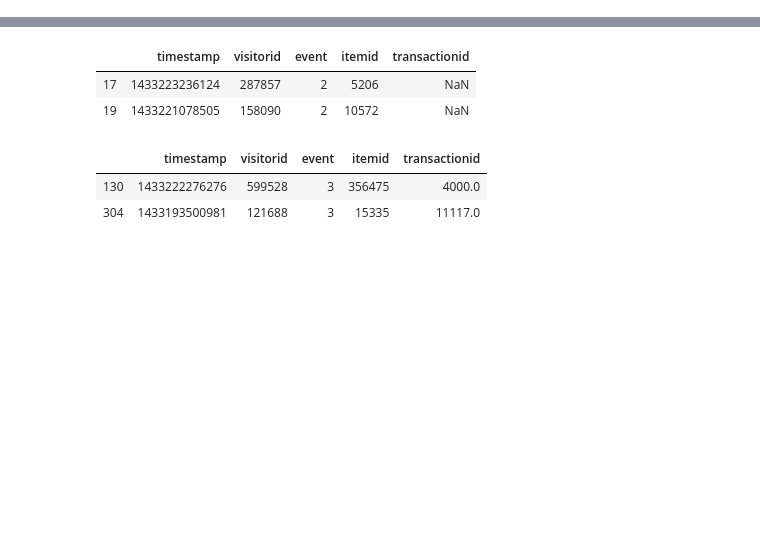
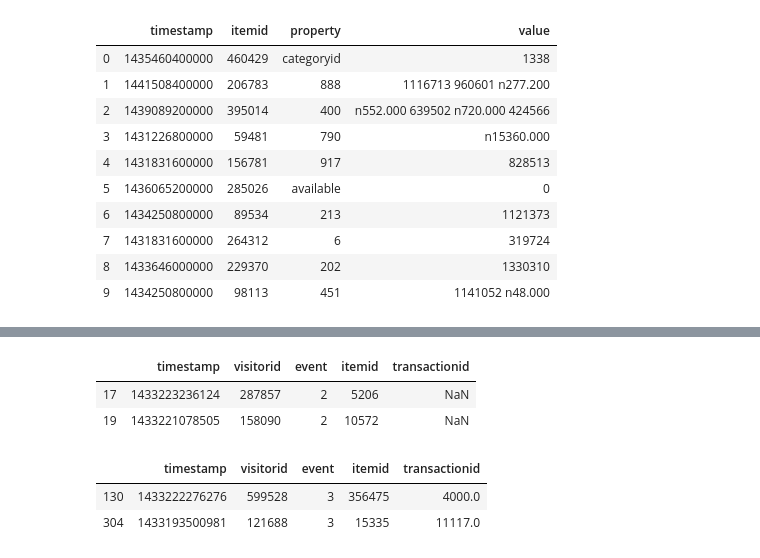
Before and after one commit to Konstantin-Orlovskiy/MSc-Project-Ecommerce, a Jupyter notebook: RetailRocket_Orgnl/balovstvo.ipynb, the cells around one changed output, grey strips where cells are left out. Drawn from its saved outputs; the diff is of its cells as text; code cells hidden in the pictures; blank space fills up the shorter version.

```diff
--- a/RetailRocket_Orgnl/balovstvo.ipynb
+++ b/RetailRocket_Orgnl/balovstvo.ipynb
@@ -12,0 +28,4 @@ df_categories = pd.read_csv("category_tree.csv")
+# %%
+df_properties1 = pd.DataFrame(pd.read_csv("item_properties_part1.csv"))
+df_properties2 = pd.DataFrame(pd.read_csv("item_properties_part2.csv"))
+df_properties = pd.concat([df_properties1, df_properties2])
@@ -13,3 +39,17 @@ df_categories = pd.read_csv("category_tree.csv")
+# %%
+df_properties.head(10)
+# %% [output]
+|  | timestamp | itemid | property | value |
+| 0 | 1435460400000 | 460429 | categoryid | 1338 |
+| 1 | 1441508400000 | 206783 | 888 | 1116713 960601 n277.200 |
+| 2 | 1439089200000 | 395014 | 400 | n552.000 639502 n720.000 424566 |
+| 3 | 1431226800000 | 59481 | 790 | n15360.000 |
+| 4 | 1431831600000 | 156781 | 917 | 828513 |
+| 5 | 1436065200000 | 285026 | available | 0 |
+| 6 | 1434250800000 | 89534 | 213 | 1121373 |
+| 7 | 1431831600000 | 264312 | 6 | 319724 |
+| 8 | 1433646000000 | 229370 | 202 | 1330310 |
+| 9 | 1434250800000 | 98113 | 451 | 1141052 n48.000 |
 # %%
 df_view = df_events.loc[(df_events['event']==1)]
 df_addtocart = df_events.loc[(df_events['event']==2)]
```
Also changed, not shown: parts of 16 cells of this notebook, 10 other files.
